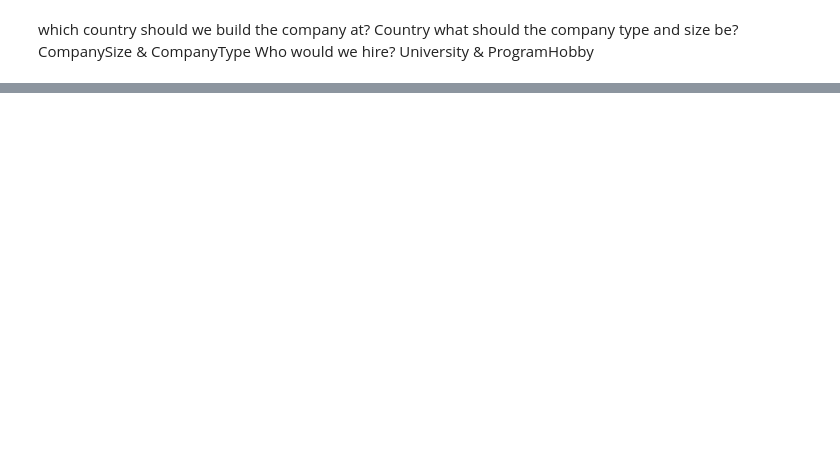
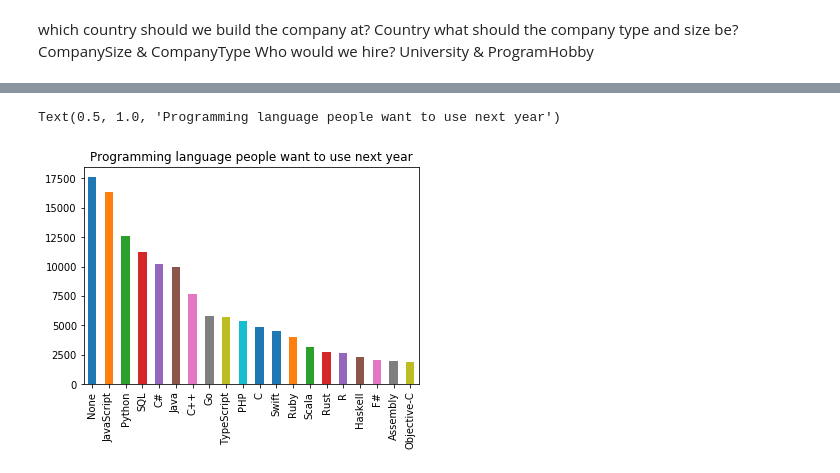
Before and after one commit to mm898/devTrends, a Jupyter notebook: notebook.ipynb, the cells around one changed output, grey strips where cells are left out. Saved outputs shown, nothing was run; the diff lists cells and outputs as text; code cells hidden in the pictures; blank space fills up the shorter version.

```diff
--- a/notebook.ipynb
+++ b/notebook.ipynb
@@ -174,0 +242,4 @@ Who would we hire? University & ProgramHobby
+# %%
+split_wanted_language = split_value(df, 'WantWorkLanguage','; ')
+split_wanted_language = split_wanted_language.value_counts()
+split_wanted_language.head(20)
@@ -174,0 +264,7 @@ Who would we hire? University & ProgramHobby
+# %%
+split_wanted_language.head(20).plot(kind='bar')
+
+plt.title('Programming language people want to use next year')
+# %% [output]
+Text(0.5, 1.0, 'Programming language people want to use next year')
+[figure, added]
```
Also changed, not shown: parts of 26 cells of this notebook.
